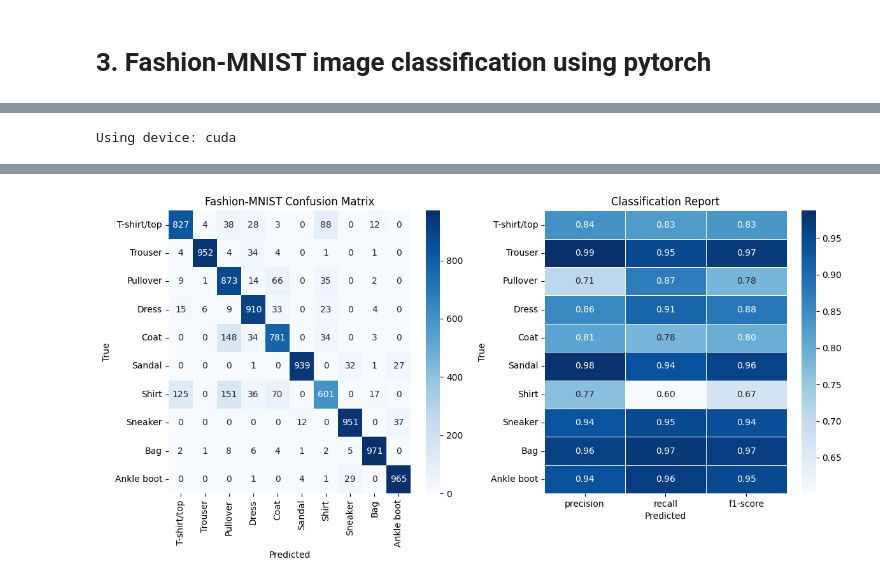
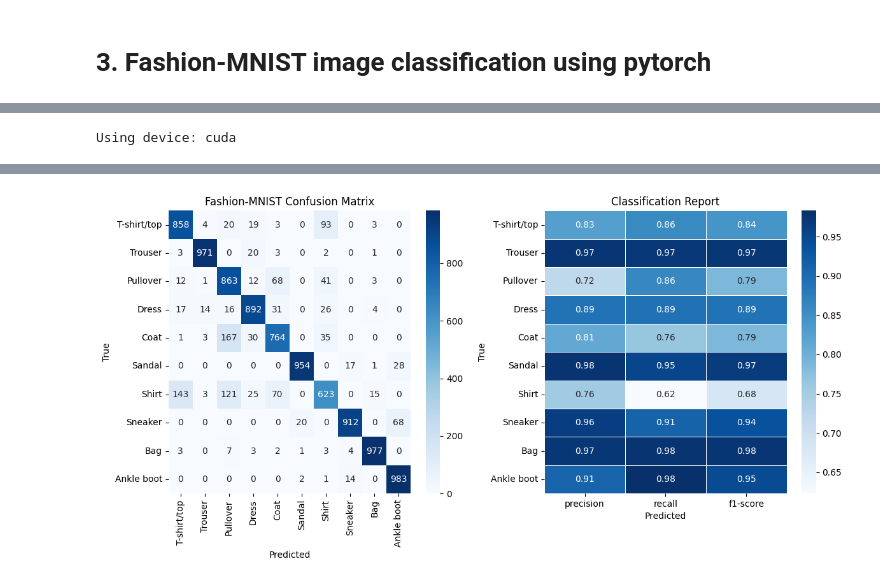
Before and after one commit to Shinyhunter95/math-data-science-course-Project3, a Jupyter notebook: project3.ipynb, the cells around one changed output, grey strips where cells are left out. Drawn from its saved outputs; the diff is of its cells as text; code cells hidden in the pictures.

```diff
--- a/project3.ipynb
+++ b/project3.ipynb
@@ -559,11 +550,11 @@ class FashionMLP(nn.Module):
 
     def forward(self, x):
         x = self.flatten(x)
-        x = F.elu(self.fc1(x))
+        x = F.relu(self.fc1(x))
         x = self.dropout(x)
-        x = F.elu(self.fc2(x))
+        x = F.relu(self.fc2(x))
         x = self.dropout(x)
-        x = F.elu(self.fc3(x))
+        x = F.relu(self.fc3(x))
         x = self.fc4(x)
         return x
 
@@ -797,7 +788,7 @@ def evaluate_model(model, test_loader):
 
     test_loss /= total
     test_acc = correct / total
-    print(f"\nTest loss: {test_loss:.4f}, accuracy: {test_acc:.4f}")
+    print(f"\nTest loss: {test_loss:.4f}, Accuracy: {test_acc:.4f}")
     return np.array(all_labels), np.array(all_preds)
 
 # --- Run test evaluation ---
@@ -818,9 +809,7 @@ if 'macro avg' in CR:
 if 'weighted avg' in CR:
     del CR['weighted avg']
 
-#Accuracy Score
-AccuracyScore = accuracy_score(y_test, preds)
-print(f"Accuracy for MLP: {AccuracyScore}")
+print("This line is here to avoid the graph from resizing over and over on my personal computer ------------------------------------------------------------------------")
 
 #Joint Plot
 fig, (ax1, ax2) = plt.subplots(1, 2, figsize=(12, 6))
@@ -856 +846 @@ Accuracy for MLP: 0.877
-[figure, old version]
+[figure, new version]
```
Also changed, not shown: parts of 2 cells of this notebook.
